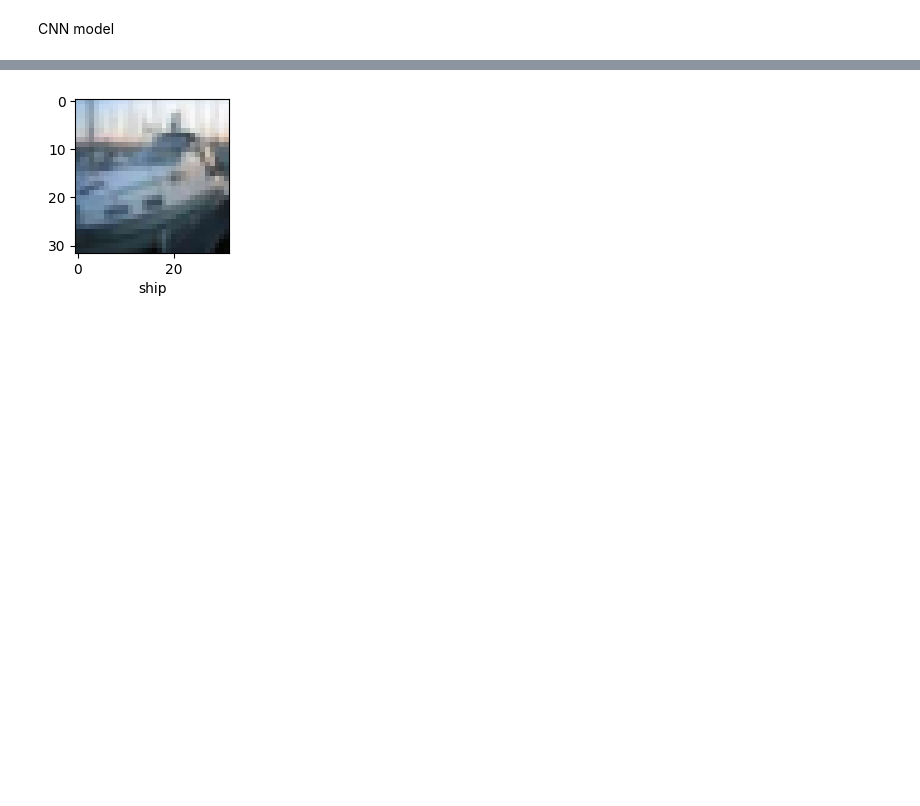
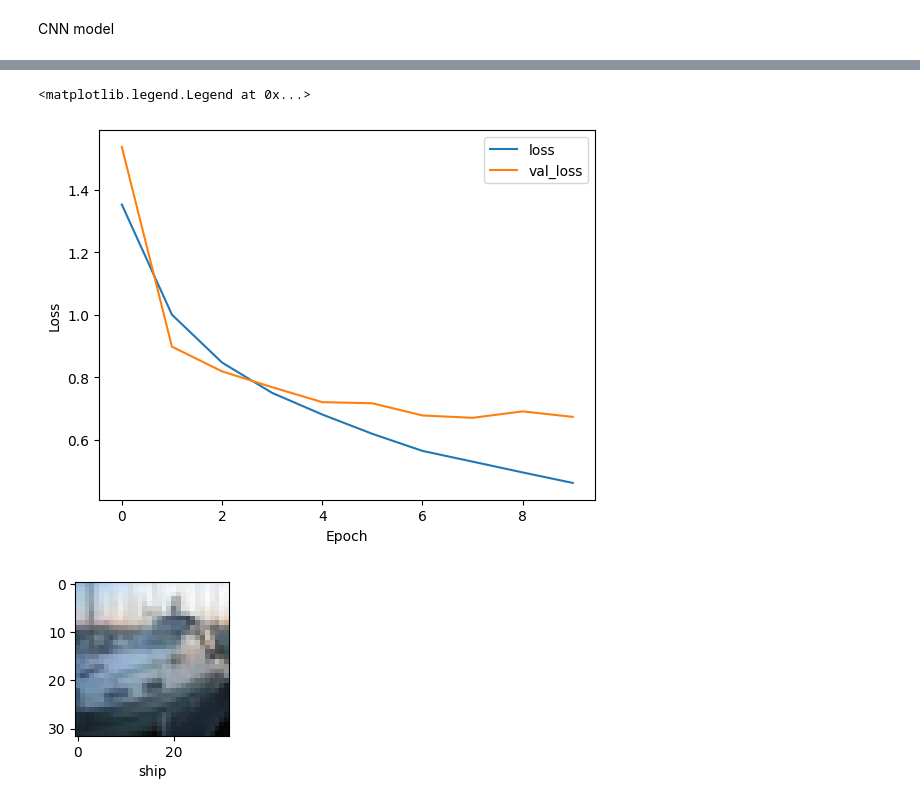
Before and after one commit to it21053528/Machine-learning, a Jupyter notebook: CIFAR_Image_Classification/CIFAR10.ipynb, the cells around one changed output, grey strips where cells are left out. Saved outputs shown, nothing was run; the diff lists cells and outputs as text; code cells hidden in the pictures; blank space fills up the shorter version.

```diff
--- a/CIFAR_Image_Classification/CIFAR10.ipynb
+++ b/CIFAR_Image_Classification/CIFAR10.ipynb
@@ -88,3 +122,12 @@ cnn.evaluate(X_test,y_test)
+# %%
+plt.plot(model_history.history['loss'], label='loss')
+plt.plot(model_history.history['val_loss'], label = 'val_loss')
+plt.xlabel('Epoch')
+plt.ylabel('Loss')
+plt.legend(loc='upper right')
+# %% [output]
+<matplotlib.legend.Legend at 0x...>
+[figure, added]
 # %%
 plot_sample(X_test, y_test, 2)
 # %% [output]
```
Also changed, not shown: parts of 11 cells of this notebook.
